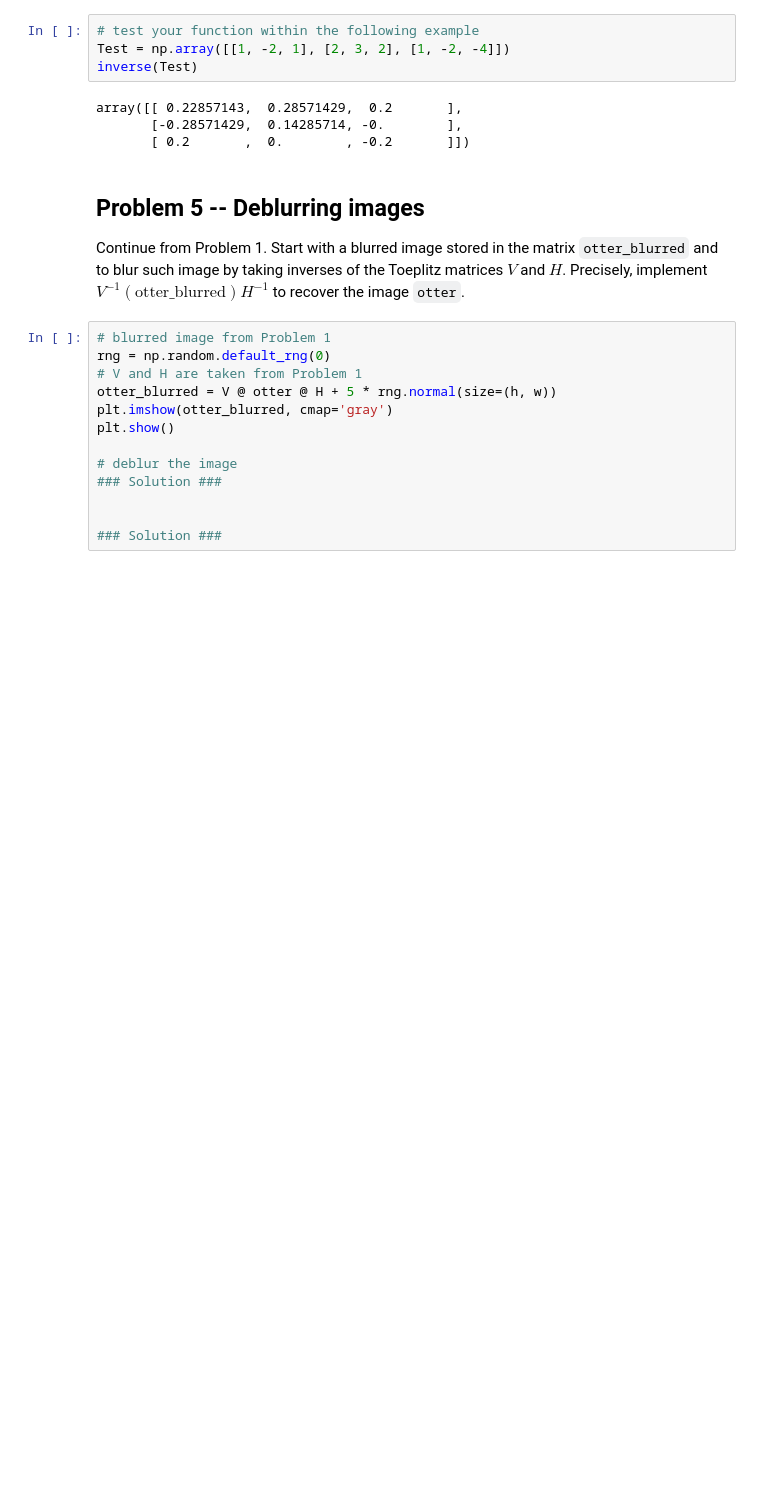
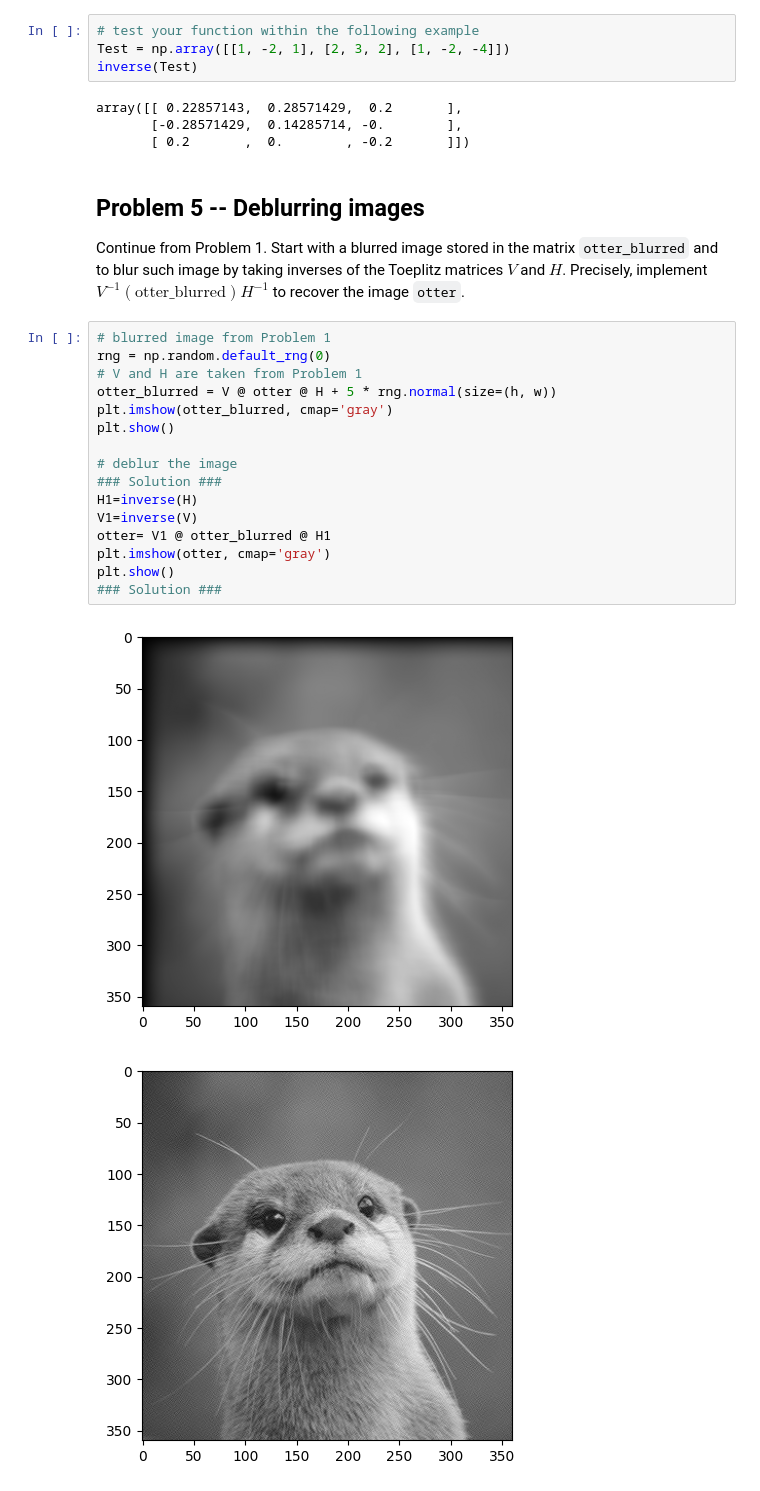
Before and after one commit to mitulh19/FreeCodeCamp-Pandas-Real-Life-Example, a Jupyter notebook: Assignment_2/python_Assignment_2.ipynb, the cells around one changed output. Drawn from its saved outputs; the diff is of its cells as text; blank space fills up the shorter version.

```diff
--- a/Assignment_2/python_Assignment_2.ipynb
+++ b/Assignment_2/python_Assignment_2.ipynb
@@ -388,13 +393,19 @@ Continue from Problem 1. Start with a blurred image stored in the matrix `otter_
 # %%
 # blurred image from Problem 1
 rng = np.random.default_rng(0)
 # V and H are taken from Problem 1
 otter_blurred = V @ otter @ H + 5 * rng.normal(size=(h, w))
 plt.imshow(otter_blurred, cmap='gray')
 plt.show()
 
 # deblur the image
 ### Solution ###
-
-
+H1=inverse(H)
+V1=inverse(V)
+otter= V1 @ otter_blurred @ H1
+plt.imshow(otter, cmap='gray')
+plt.show()
 ### Solution ###
+# %% [output]
+[figure, added]
+[figure, added]
```
Also changed, not shown: parts of 2 cells of this notebook.
